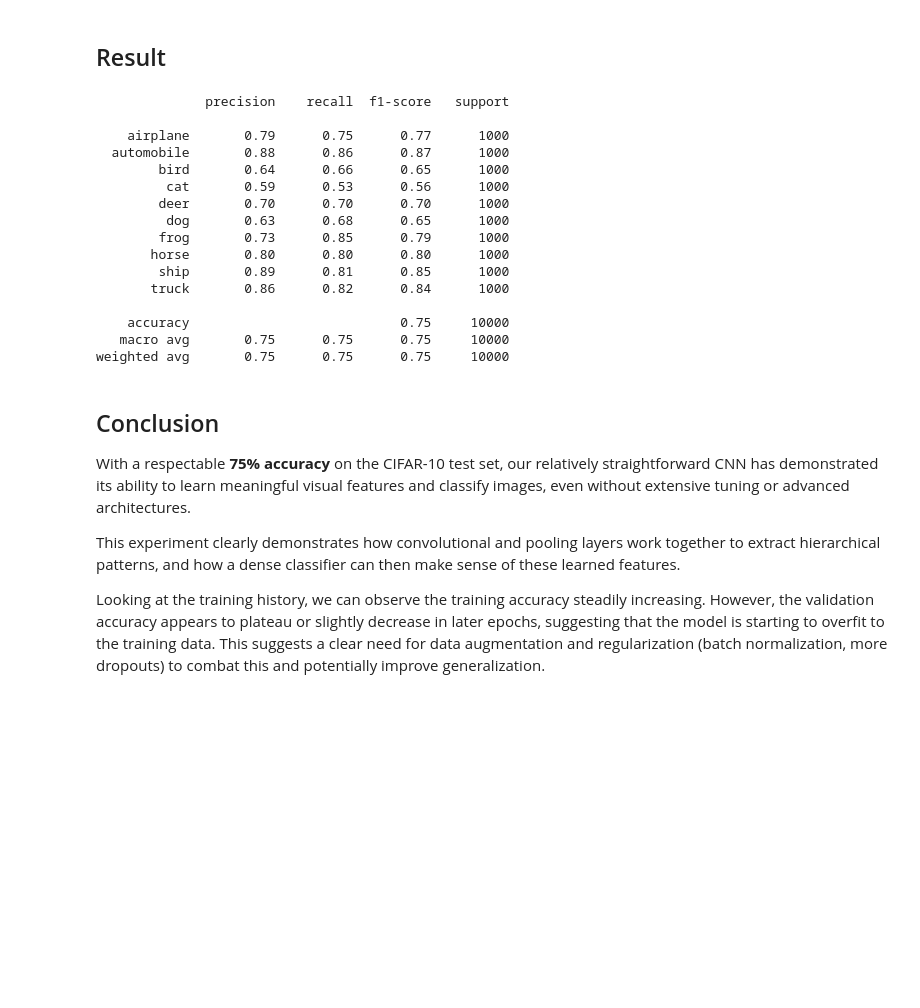
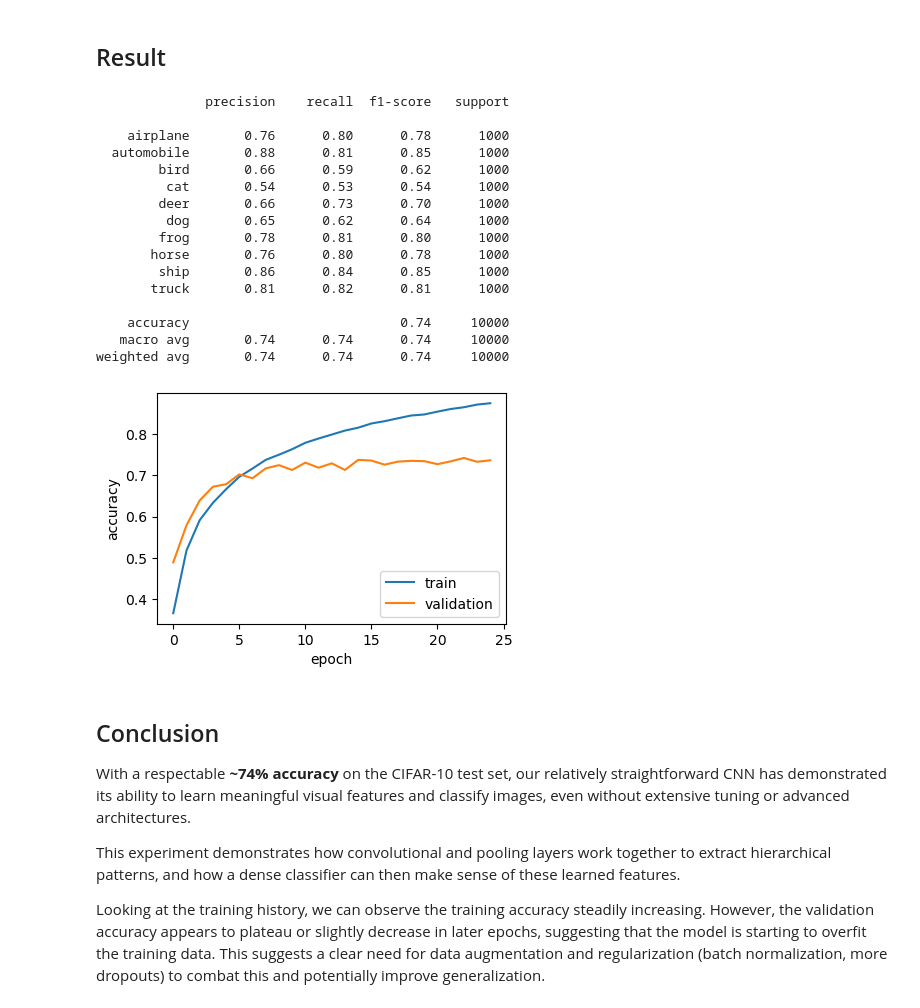
Before and after one commit to sweetpalma/mle, a Jupyter notebook: image-classification/01-cnn.ipynb, the cells around one changed output. Drawn from its saved outputs; the diff is of its cells as text; code cells hidden in the pictures; blank space fills up the shorter version.

```diff
--- a/image-classification/01-cnn.ipynb
+++ b/image-classification/01-cnn.ipynb
@@ -72,9 +40,10 @@ From a technical perspective, each sample (image) is a 32x32 grid of pixels, eac
 # %%
-x_train = x_train.astype('float32') / 255.0
-x_test = x_test.astype('float32') / 255.0
+import numpy as np
+x_train = np.array([np.array(x) for x in x_train]).astype('float32') / 255.0
+x_test = np.array([np.array(x) for x in x_test]).astype('float32') / 255.0
 # %% [markdown]
 ## Label Encoding
 # %%
 from tensorflow.keras.utils import to_categorical
-y_train_encoded = to_categorical(y_train, num_classes=len(class_names))
-y_test_encoded = to_categorical(y_test, num_classes=len(class_names))
+y_train_encoded = to_categorical(y_train, num_classes=len(train.features['label'].names))
+y_test_encoded = to_categorical(y_test, num_classes=len(train.features['label'].names))
@@ -97,10 +66,12 @@ Our architecture will consist of two sequential sub-models:
 # %%
+from tensorflow.keras.utils import set_random_seed
 from tensorflow.keras import layers, Sequential
-num_classes = len(class_names)
-input_shape = x_train.shape[1:]
 
-feature_learning = Sequential([
-    layers.Input(shape=input_shape),
+num_classes = len(train.features['label'].names)
+set_random_seed(0)
+
+feature_learning = Sequential(name='feature_learning', layers=[
+    layers.Input(shape=x_train.shape[1:]),
     layers.Conv2D(32, (3, 3), activation='relu', padding='same'),
     layers.MaxPooling2D((2, 2)),
     layers.Conv2D(64, (3, 3), activation='relu', padding='same'),
@@ -109,7 +80,7 @@ feature_learning = Sequential([
     layers.MaxPooling2D((2, 2)),
 ])
 
-classification = Sequential([
+classification = Sequential(name='classification', layers=[
     layers.Flatten(),
     layers.Dense(128, activation='relu'),
     layers.Dropout(0.5),
@@ -120,3 +91,5 @@ model = Sequential([
     feature_learning,
     classification,
 ])
+
+display(model.summary(expand_nested=True))
@@ -125,7 +121,7 @@ Let's train our model now.
 # %%
 from tensorflow import device
-with device('/CPU:0'):
+with device('/CPU'):
     model.compile(optimizer='adam', loss='categorical_crossentropy', metrics=['accuracy'])
-    model.fit(x_train, y_train_encoded, epochs=25, batch_size=64, validation_split=0.2)
+    history = model.fit(x_train, y_train_encoded, epochs=25, batch_size=64, validation_split=0.2)
 # %% [output]
 Epoch 1/25
@@ -149,34 +145,44 @@ Epoch 25/25
 ## Result
 # %%
 from sklearn.metrics import classification_report
-import numpy as np
-with device('/CPU:0'):
+with device('/CPU'):
     y_pred_probs = model.predict(x_test, verbose=False)
     y_pred_labels = np.argmax(y_pred_probs, axis=1)
     y_true_labels = np.argmax(y_test_encoded, axis=1)
-    print(classification_report(y_true_labels, y_pred_labels, target_names=class_names))
+    print(classification_report(y_true_labels, y_pred_labels, target_names=train.features['label'].names))
 # %% [output]
               precision    recall  f1-score   support
 
-    airplane       0.79      0.75      0.77      1000
-  automobile       0.88      0.86      0.87      1000
-        bird       0.64      0.66      0.65      1000
-         cat       0.59      0.53      0.56      1000
-        deer       0.70      0.70      0.70      1000
-         dog       0.63      0.68      0.65      1000
-        frog       0.73      0.85      0.79      1000
-       horse       0.80      0.80      0.80      1000
-        ship       0.89      0.81      0.85      1000
-       truck       0.86      0.82      0.84      1000
+    airplane       0.76      0.80      0.78      1000
+  automobile       0.88      0.81      0.85      1000
+        bird       0.66      0.59      0.62      1000
+         cat       0.54      0.53      0.54      1000
+        deer       0.66      0.73      0.70      1000
+         dog       0.65      0.62      0.64      1000
+        frog       0.78      0.81      0.80      1000
+       horse       0.76      0.80      0.78      1000
+        ship       0.86      0.84      0.85      1000
+       truck       0.81      0.82      0.81      1000
 
-    accuracy                           0.75     10000
-   macro avg       0.75      0.75      0.75     10000
-weighted avg       0.75      0.75      0.75     10000
+    accuracy                           0.74     10000
+   macro avg       0.74      0.74      0.74     10000
+weighted avg       0.74      0.74      0.74     10000
+# %%
+import matplotlib.pyplot as plt
+plt.figure(figsize=(4.5, 3))
+plt.plot(history.history['accuracy'], label='train')
+plt.plot(history.history['val_accuracy'], label='validation')
+plt.ylabel('accuracy')
+plt.xlabel('epoch')
+plt.legend(loc='lower right')
+plt.show()
+# %% [output]
+[figure, added]
 # %% [markdown]
 ## Conclusion
 
-With a respectable **75% accuracy** on the CIFAR-10 test set, our relatively straightforward CNN has demonstrated its ability to learn meaningful visual features and classify images, even without extensive tuning or advanced architectures.
+With a respectable **~74% accuracy** on the CIFAR-10 test set, our relatively straightforward CNN has demonstrated its ability to learn meaningful visual features and classify images, even without extensive tuning or advanced architectures.
 
-This experiment clearly demonstrates  how convolutional and pooling layers work together to extract hierarchical patterns, and how a dense classifier can then make sense of these learned features.
+This experiment demonstrates how convolutional and pooling layers work together to extract hierarchical patterns, and how a dense classifier can then make sense of these learned features.
 
-Looking at the training history, we can observe the training accuracy steadily increasing. However, the validation accuracy appears to plateau or slightly decrease in later epochs, suggesting that the model is starting to overfit to the training data. This suggests a clear need for data augmentation and regularization (batch normalization, more dropouts) to combat this and potentially improve generalization.
+Looking at the training history, we can observe the training accuracy steadily increasing. However, the validation accuracy appears to plateau or slightly decrease in later epochs, suggesting that the model is starting to overfit the training data. This suggests a clear need for data augmentation and regularization (batch normalization, more dropouts) to combat this and potentially improve generalization.
```
Also changed, not shown: parts of 13 cells of this notebook, 1 other file.
